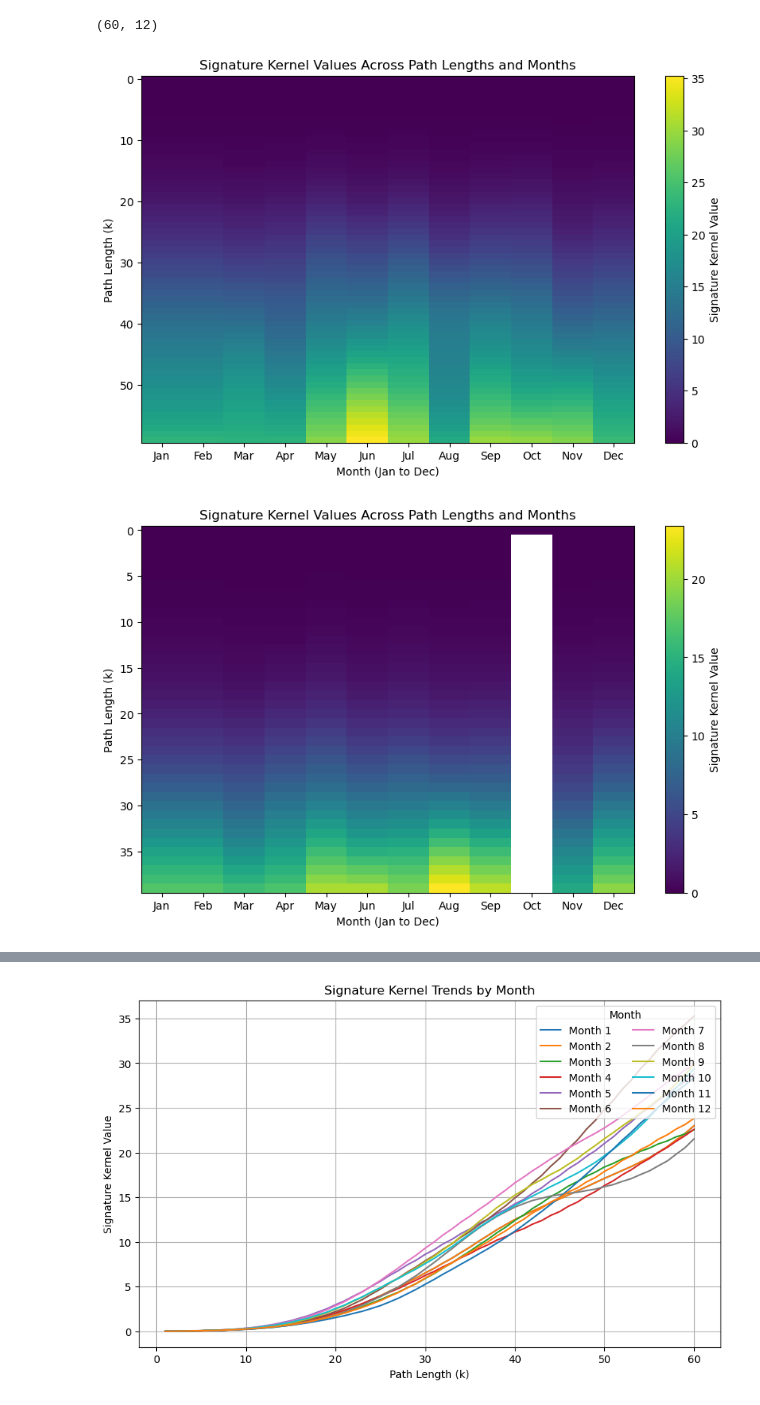
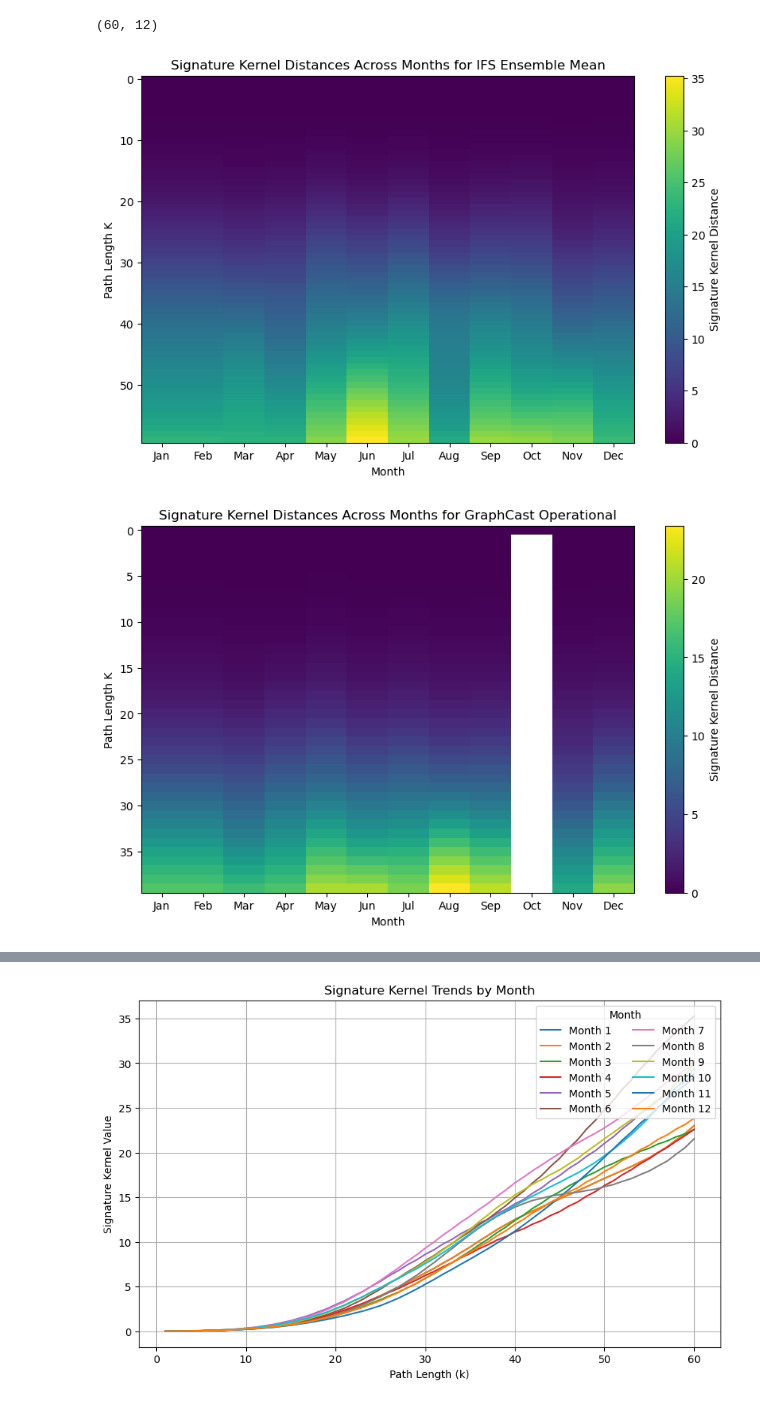
Before and after one commit to archerdodson/WeatherBench2-Implementation, a Jupyter notebook: Term2/MonthsandRegions.ipynb, the cells around one changed output, grey strips where cells are left out. Saved outputs shown, nothing was run; the diff lists cells and outputs as text; code cells hidden in the pictures.

```diff
--- a/Term2/MonthsandRegions.ipynb
+++ b/Term2/MonthsandRegions.ipynb
@@ -280,3 +280,7 @@ np.save('forecast7monthdistance.npy', forecast7distancearray)
+# %%
+forecast2distancearray = np.load('forecast2monthdistance.npy')
+forecast9distancearray = np.load('forecast9monthdistance.npy')
+forecast7distancearray = np.load('forecast7monthdistance.npy')
 # %%
 forecast2distancearray.shape
 # %% [output]
@@ -292,19 +296,19 @@ plt.xticks(ticks=range(12), labels=['Jan', 'Feb', 'Mar', 'Apr', 'May', 'Jun',
 plt.title('Signature Kernel Distances Across Months for IFS Ensemble Mean')
 plt.show()
 # %% [output]
-[figure, old version]
+[figure, new version]
 # %%
 plt.figure(figsize=(10, 6))
 plt.imshow(forecast9distancearray, aspect='auto', cmap='viridis', interpolation='nearest')
-plt.colorbar(label='Signature Kernel Value')
-plt.xlabel('Month (Jan to Dec)')
-plt.ylabel('Path Length (k)')
+plt.colorbar(label='Signature Kernel Distance')
+plt.xlabel('Month')
+plt.ylabel('Path Length K')
 plt.xticks(ticks=range(12), labels=['Jan', 'Feb', 'Mar', 'Apr', 'May', 'Jun',
                                     'Jul', 'Aug', 'Sep', 'Oct', 'Nov', 'Dec'])
-plt.title('Signature Kernel Values Across Path Lengths and Months')
+plt.title('Signature Kernel Distances Across Months for GraphCast Operational')
 plt.show()
 # %% [output]
-[figure, old version]
+[figure, new version]
 # %%
 plt.figure(figsize=(10, 6))
 plt.imshow(forecast7distancearray, aspect='auto', cmap='viridis', interpolation='nearest')
```
Also changed, not shown: parts of 2 cells of this notebook, 45 other files.
